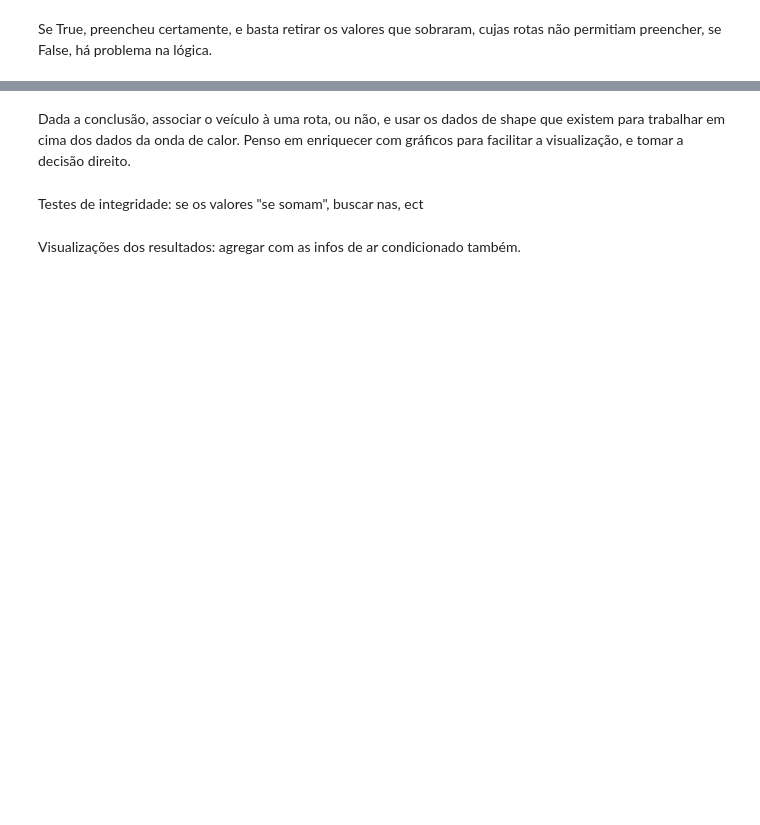
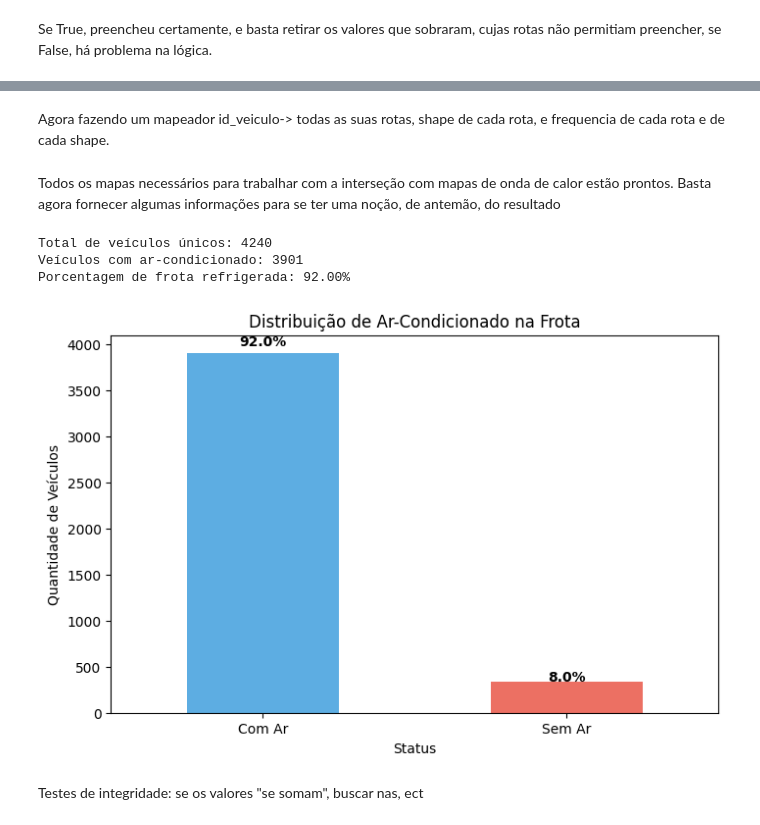
Before and after one commit to Giouw1/analytica_hackaton, a Jupyter notebook: historico_linhas_veiculo.ipynb, the cells around one changed output, grey strips where cells are left out. Drawn from its saved outputs; the diff is of its cells as text; code cells hidden in the pictures; blank space fills up the shorter version.

Commit message:
Todos os dados necessários estão aqui, agora. Basta salvar os mapeamentos criados como pickle, talvez, e também verificar testes de integriades. Podemos passar para a próxima etapa, praticamente

```diff
--- a/historico_linhas_veiculo.ipynb
+++ b/historico_linhas_veiculo.ipynb
@@ -121,5 +124,7 @@ Name: count, dtype: int64
 # %%
 print(registros_viagem["route_id"].isna().sum())
 print(total_servicos_fora_rota==registros_viagem["route_id"].isna().sum())
+registros_viagem = registros_viagem.loc[~registros_viagem["route_id"].isna(),:]
+print(registros_viagem["route_id"].isna().sum())
 # %% [output]
 2
@@ -127,0 +158,3 @@ Se True, preencheu certamente, e basta retirar os valores que sobraram, cujas ro
+# %%
+registros_viagem = registros_viagem.loc[~registros_viagem["shape_id"].isna(),:]
+print(registros_viagem["shape_id"].isna().sum())
@@ -212,0 +256,2 @@ print(contagem_rotas.groupby('id_veiculo').size().shape)
+# %%
+shapes = pd.read_csv(r'dados_geral\gfts\gtfs\shapes_geom.csv')
@@ -212,0 +412,2 @@ print(contagem_rotas.groupby('id_veiculo').size().shape)
+# %% [markdown]
+Agora fazendo um mapeador id_veiculo-> todas as suas rotas, shape de cada rota, e frequencia de cada rota e de cada shape.
@@ -213,6 +430,48 @@ print(contagem_rotas.groupby('id_veiculo').size().shape)
 # %% [markdown]
-Dada a conclusão, associar o veículo à uma rota, ou não, e usar os dados de shape que existem para trabalhar em cima dos dados da onda de calor.
-Penso em enriquecer com gráficos para facilitar a visualização, e tomar a decisão direito.
+Todos os mapas necessários para trabalhar com a interseção com mapas de onda de calor estão prontos. Basta agora fornecer algumas informações para se ter uma noção, de antemão, do resultado
+# %%
+# Filtragem de veículos únicos para evitar viés por número de viagens
+veiculos_unicos = dados_finais[['id_veiculo', 'indicador_ar_condicionado']].drop_duplicates()
+
+# Cálculo das frequências absolutas
+contagem_ar = veiculos_unicos['indicador_ar_condicionado'].value_counts()
+
+# Cálculo da porcentagem
+porcentagem_ar = (contagem_ar.get(True, 0) / len(veiculos_unicos)) * 100
+
+print(f"Total de veículos únicos: {len(veiculos_unicos)}")
+print(f"Veículos com ar-condicionado: {contagem_ar.get(True, 0)}")
+print(f"Porcentagem de frota refrigerada: {porcentagem_ar:.2f}%")
+# %% [output]
+Total de veículos únicos: 4240
+Veículos com ar-condicionado: 3901
+Porcentagem de frota refrigerada: 92.00%
+# %%
+# 1. Preparação e Plotagem direta via Pandas
+ax = (veiculos_unicos['indicador_ar_condicionado']
+      .value_counts()
+      .rename(index={True: 'Com Ar', False: 'Sem Ar'})
+      .plot(kind='bar',
+            color=['#5dade2', '#ec7063'],
+            figsize=(8, 5),
+            rot=0))
+
+# 2. Refinamento Estético e técnico
+ax.set_title('Distribuição de Ar-Condicionado na Frota')
+ax.set_ylabel('Quantidade de Veículos')
+ax.set_xlabel('Status')
+
+# 3. Adição automática das porcentagens sobre as barras
+total = len(veiculos_unicos)
+for p in ax.patches:
+    width = p.get_width()
+    height = p.get_height()
+    x, y = p.get_xy()
+    ax.annotate(f'{(height/total)*100:.1f}%',
+                (x + width/2, y + height*1.02),
+                ha='center', fontweight='bold')
+# %% [output]
+[figure, added]
 # %% [markdown]
 Testes de integridade: se os valores "se somam", buscar nas, ect
 # %%
@@ -221,2 +478,0 @@ print(veiculos_dominantes.shape==contagem_rotas.groupby('id_veiculo').size().sha
-# %% [markdown]
-Visualizações dos resultados: agregar com as infos de ar condicionado também.
```
Also changed, not shown: parts of 36 cells of this notebook.
